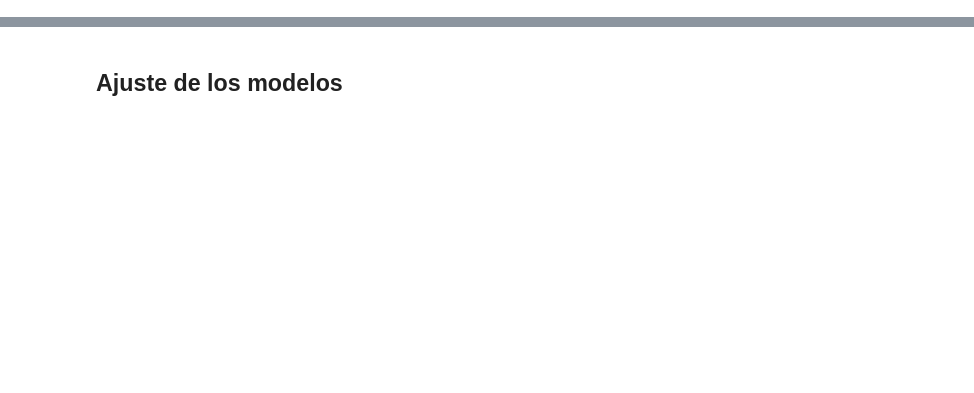
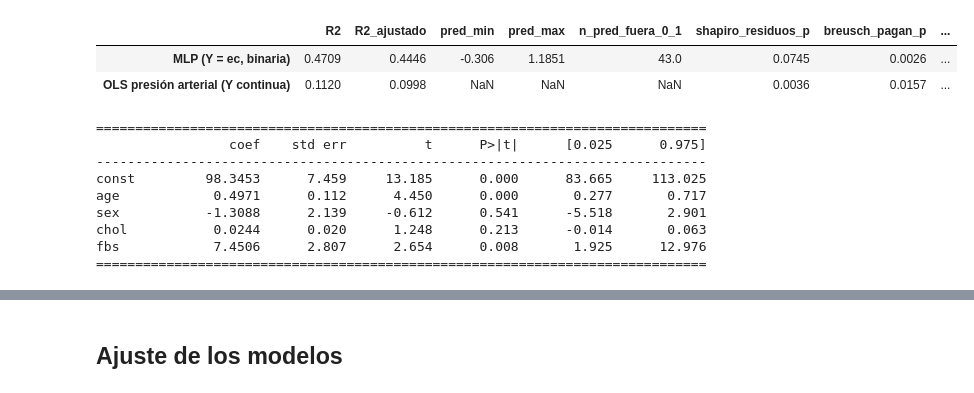
Before and after one commit to AlejandroP212/Proyecto_Final_Healtech1, a Jupyter notebook: notebooks/03_asociacion.ipynb, the cells around one changed output, grey strips where cells are left out. Saved outputs shown, nothing was run; the diff lists cells and outputs as text; code cells hidden in the pictures; blank space fills up the shorter version.

```diff
--- a/notebooks/03_asociacion.ipynb
+++ b/notebooks/03_asociacion.ipynb
@@ -123,0 +137,46 @@ def lr_test(m_small, m_big):
+# %%
+
+from statsmodels.stats.diagnostic import het_breuschpagan
+
+# 1) Modelo lineal de probabilidad: OLS sobre el desenlace binario
+X_mlp = sm.add_constant(design_matrix(cc, PRED_BASICO))
+mlp = sm.OLS(cc["ec"].astype(float), X_mlp).fit()
+pred_mlp = mlp.fittedvalues
+mlp_res = {
+    "R2": float(mlp.rsquared), "R2_ajustado": float(mlp.rsquared_adj),
+    "pred_min": float(pred_mlp.min()), "pred_max": float(pred_mlp.max()),
+    "n_pred_fuera_0_1": int(((pred_mlp < 0) | (pred_mlp > 1)).sum()),
+    "shapiro_residuos_p": float(stats.shapiro(mlp.resid).pvalue),
+    "breusch_pagan_p": float(het_breuschpagan(mlp.resid, X_mlp)[1]),
+}
+
+# 2) Regresión lineal de la presión arterial sistólica (Y continua)
+X_pa = sm.add_constant(cc[["age", "sex", "chol", "fbs"]].astype(float))
+ols_pa = sm.OLS(cc["trestbps"].astype(float), X_pa).fit()
+bp = het_breuschpagan(ols_pa.resid, X_pa)
+pa_res = {
+    "R2": float(ols_pa.rsquared), "R2_ajustado": float(ols_pa.rsquared_adj),
+    "F_p": float(ols_pa.f_pvalue),
+    "coeficientes": {k: {"beta": float(ols_pa.params[k]), "p": float(ols_pa.pvalues[k])} for k in ols_pa.params.index},
+    "shapiro_residuos_p": float(stats.shapiro(ols_pa.resid).pvalue),
+    "breusch_pagan_LM": float(bp[0]), "breusch_pagan_p": float(bp[1]),
+    "var_residual_edad_menor_55": float(ols_pa.resid[cc.age < 55].var()),
+    "var_residual_edad_mayor_igual_55": float(ols_pa.resid[cc.age >= 55].var()),
+}
+lineal_prelim = {"modelo_lineal_probabilidad": mlp_res, "regresion_presion_arterial": pa_res}
+display(pd.DataFrame({"MLP (Y = ec, binaria)": mlp_res,
+                      "OLS presión arterial (Y continua)": {k: v for k, v in pa_res.items() if k != "coeficientes"}}).T.round(4))
+print(ols_pa.summary().tables[1])
+# %% [output]
+|  | R2 | R2_ajustado | pred_min | pred_max | n_pred_fuera_0_1 | shapiro_residuos_p | breusch_pagan_p | ... |
+| MLP (Y = ec, binaria) | 0.4709 | 0.4446 | -0.306 | 1.1851 | 43.0 | 0.0745 | 0.0026 | ... |
+| OLS presión arterial (Y continua) | 0.1120 | 0.0998 | NaN | NaN | NaN | 0.0036 | 0.0157 | ... |
+==============================================================================
+                 coef    std err          t      P>|t|      [0.025      0.975]
+------------------------------------------------------------------------------
+const         98.3453      7.459     13.185      0.000      83.665     113.025
+age            0.4971      0.112      4.450      0.000       0.277       0.717
+sex           -1.3088      2.139     -0.612      0.541      -5.518       2.901
+chol           0.0244      0.020      1.248      0.213      -0.014       0.063
+fbs            7.4506      2.807      2.654      0.008       1.925      12.976
+==============================================================================
```
Also changed, not shown: parts of 10 cells of this notebook, 30 other files.
